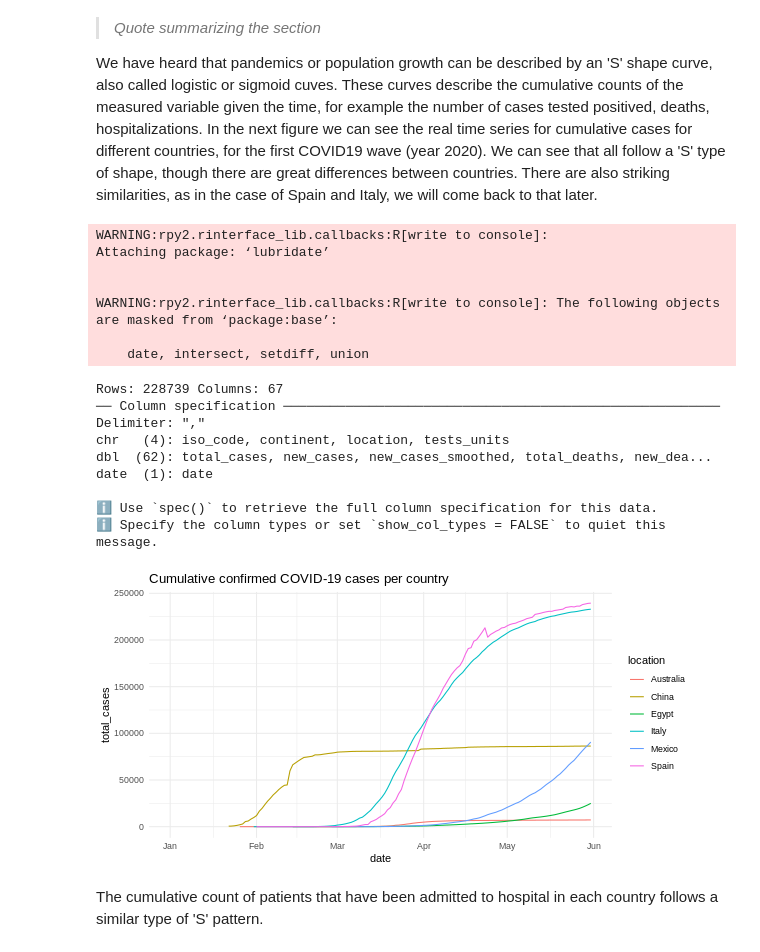
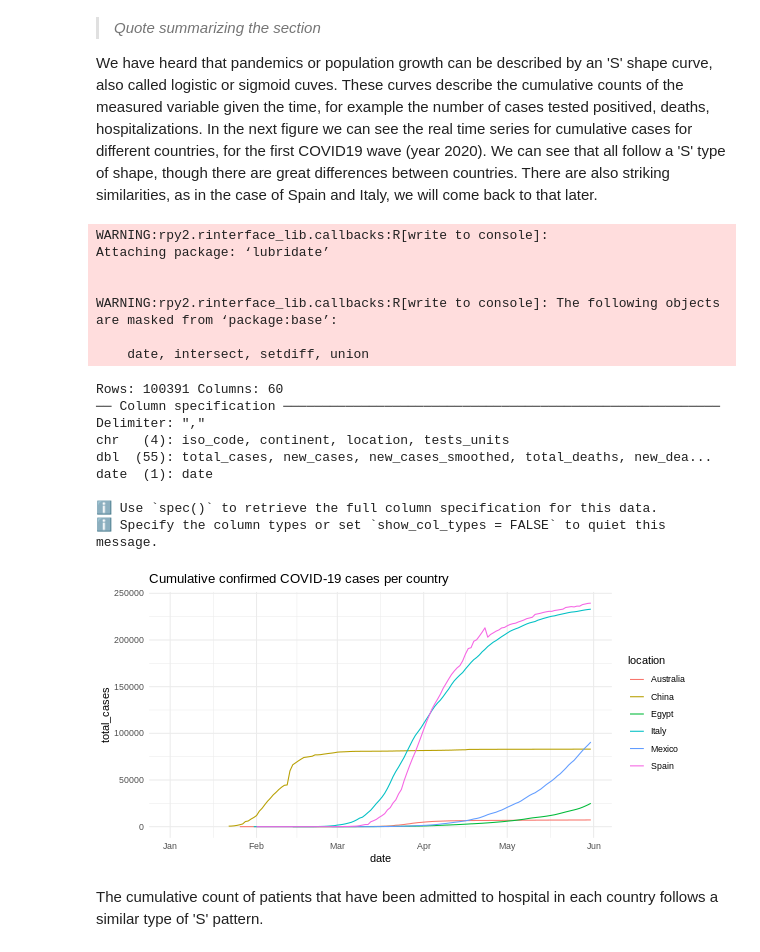
Before and after one commit to pmontman/covid19-datapooling, a Jupyter notebook: Data_pooling_pandemic.ipynb, the cells around one changed output. Cells and saved outputs as stored; diff of their text form; code cells hidden in the pictures.

Commit message:
setting the historical version of the covid data as source, instead of the latest from OWID, for reproducibility

```diff
--- a/Data_pooling_pandemic.ipynb
+++ b/Data_pooling_pandemic.ipynb
@@ -77,37 +90,39 @@ library(ggplot2)
 options(readr.num_columns = 0)
 {
     sink(type="message")
     a <- capture.output(install.packages("gridExtra", verbose=FALSE, quiet=TRUE))
     sink(type="message")
 }
 if (0) {install.packages("plotly", verbose=FALSE, quiet=TRUE)}
-covid_global = readr::read_csv("https://raw.githubusercontent.com/owid/covid-19-data/master/public/data/owid-covid-data.csv",
+#covid_global = readr::read_csv("https://raw.githubusercontent.com/owid/covid-19-data/master/public/data/owid-covid-data.csv",
+#                               , guess_max = 50000)
+covid_global = readr::read_csv("https://raw.githubusercontent.com/owid/covid-19-data/5b39403f6c59d398b2521c8b04f4188bae29588e/public/data/owid-covid-data.csv",
                                , guess_max = 50000)
 #plot total cases
 covid_global %>%
  filter(location %in% c("China", "Italy", "Spain", "Egypt", "Mexico", "Australia")) %>%
  filter(date < "2020-06-01") %>%
  ggplot(aes(x=date, y=total_cases, color=location)) +
  geom_line() + theme_minimal() +
  ggtitle("Cumulative confirmed COVID-19 cases per country")
 # %% [output]
 WARNING:rpy2.rinterface_lib.callbacks:R[write to console]:
 Attaching package: ‘lubridate’
 
 
 WARNING:rpy2.rinterface_lib.callbacks:R[write to console]: The following objects are masked from ‘package:base’:
 
     date, intersect, setdiff, union
-Rows: 228739 Columns: 67
+Rows: 100391 Columns: 60
 ── Column specification ────────────────────────────────────────────────────────
 Delimiter: ","
 chr   (4): iso_code, continent, location, tests_units
-dbl  (62): total_cases, new_cases, new_cases_smoothed, total_deaths, new_dea...
+dbl  (55): total_cases, new_cases, new_cases_smoothed, total_deaths, new_dea...
 date  (1): date
 
 ℹ Use `spec()` to retrieve the full column specification for this data.
 ℹ Specify the column types or set `show_col_types = FALSE` to quiet this message.
-[figure, old version]
+[figure, new version]
 # %% [markdown]
 The cumulative count of patients that have been admitted to hospital in each country follows a similar type of 'S' pattern.
 # %%
```
Also changed, not shown: parts of 7 cells of this notebook.
